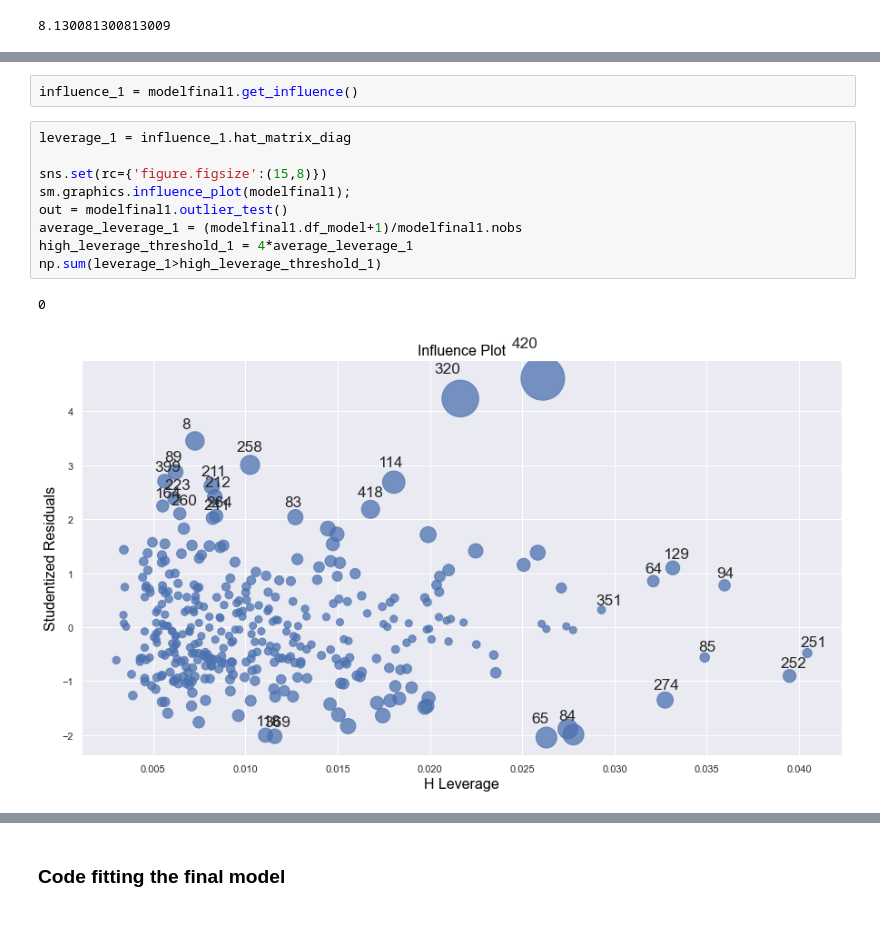
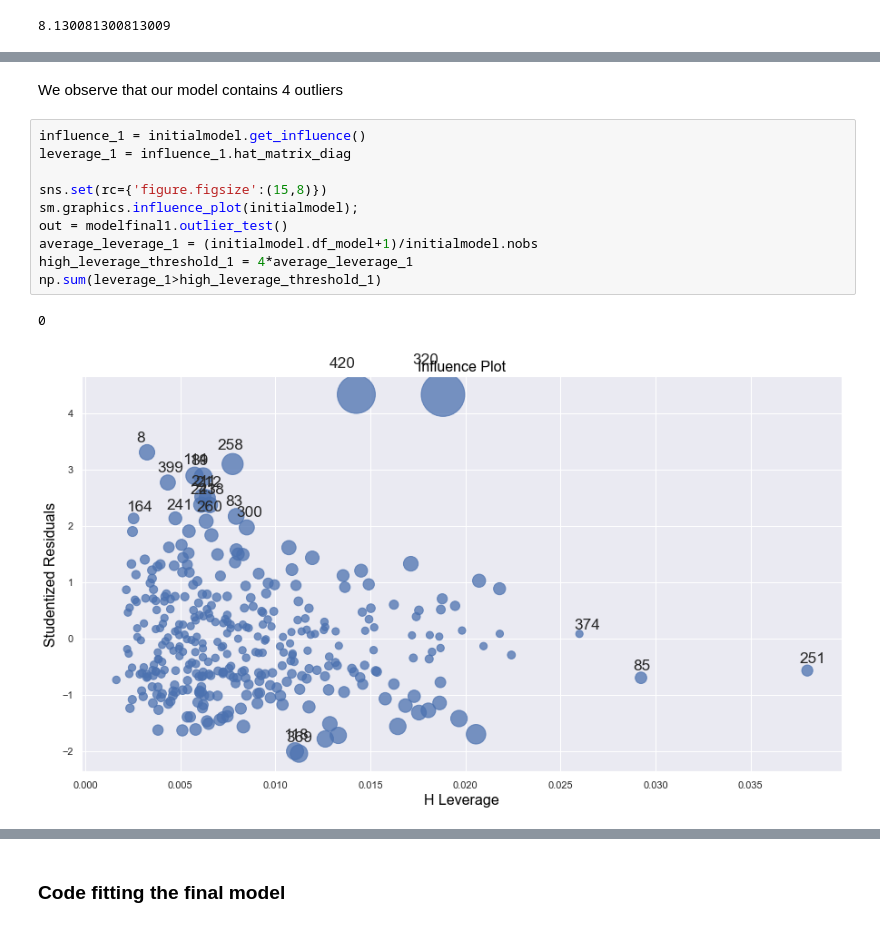
Before and after one commit to alandaz/DataScienceRepo, a Jupyter notebook: Project Code Template.ipynb, the cells around one changed output, grey strips where cells are left out. Cells and saved outputs as stored; diff of their text form.

```diff
--- a/Project Code Template.ipynb
+++ b/Project Code Template.ipynb
@@ -352,17 +290,18 @@ out_1 = modelfinal1.outlier_test()
 np.sum((np.abs(out_1.student_resid)>3))
 # %% [output]
 4
-# %%
-influence_1 = modelfinal1.get_influence()
+# %% [markdown]
+We observe that our model contains 4 outliers
 # %%
+influence_1 = initialmodel.get_influence()
 leverage_1 = influence_1.hat_matrix_diag
 
 sns.set(rc={'figure.figsize':(15,8)})
-sm.graphics.influence_plot(modelfinal1);
+sm.graphics.influence_plot(initialmodel);
 out = modelfinal1.outlier_test()
-average_leverage_1 = (modelfinal1.df_model+1)/modelfinal1.nobs
+average_leverage_1 = (initialmodel.df_model+1)/initialmodel.nobs
 high_leverage_threshold_1 = 4*average_leverage_1
 np.sum(leverage_1>high_leverage_threshold_1)
 # %% [output]
 0
-[figure, old version]
+[figure, new version]
```
Also changed, not shown: parts of 48 cells of this notebook.
